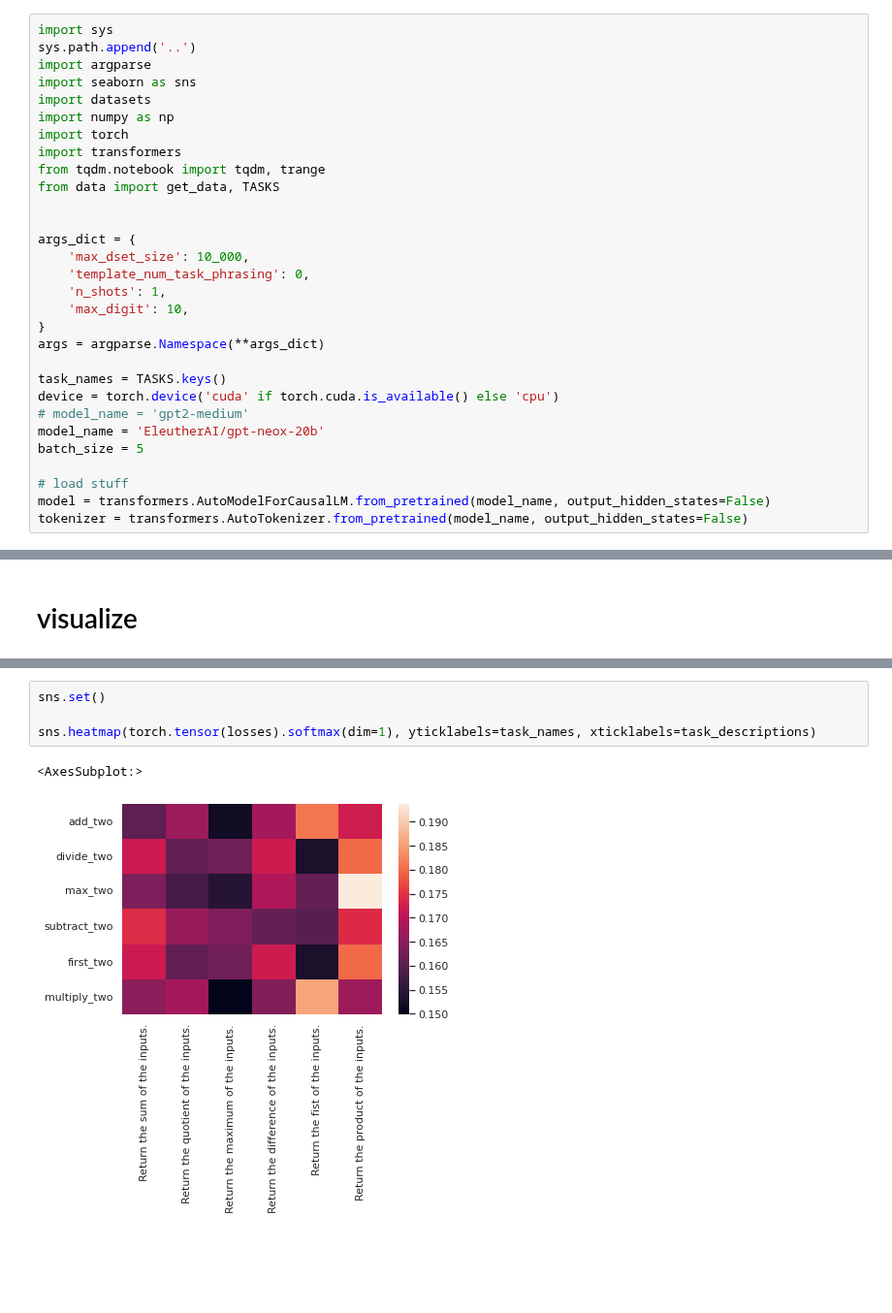
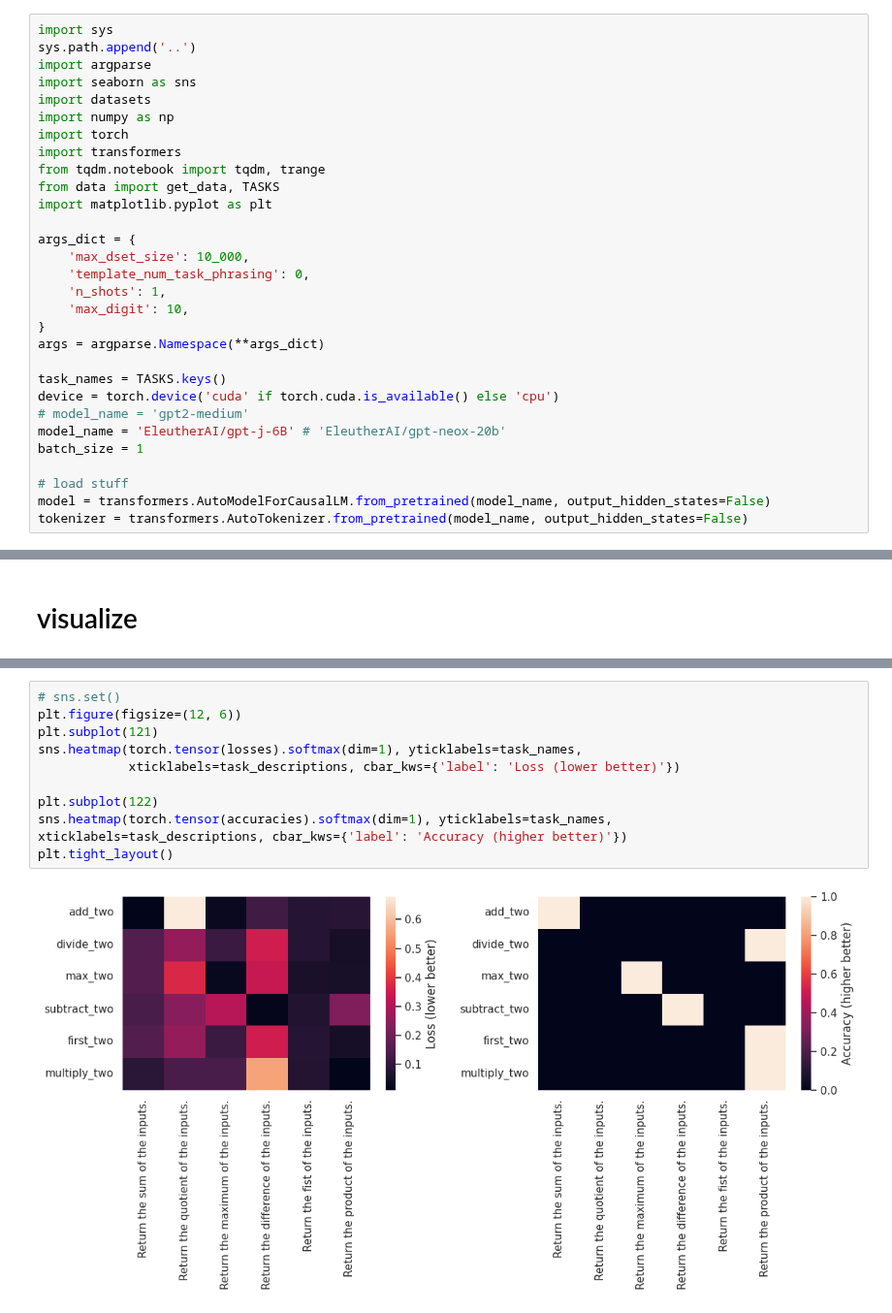
Before and after one commit to csinva/iprompt, a Jupyter notebook: notebooks/01_prompt_task_alignment.ipynb, the cells around one changed output, grey strips where cells are left out. Shown at 97% size. Cells and saved outputs as stored; diff of their text form; blank space fills up the shorter version.

```diff
--- a/notebooks/01_prompt_task_alignment.ipynb
+++ b/notebooks/01_prompt_task_alignment.ipynb
@@ -9,7 +9,7 @@ import torch
 import transformers
 from tqdm.notebook import tqdm, trange
 from data import get_data, TASKS
-
+import matplotlib.pyplot as plt
 
 args_dict = {
     'max_dset_size': 10_000,
@@ -22,8 +22,8 @@ args = argparse.Namespace(**args_dict)
 task_names = TASKS.keys()
 device = torch.device('cuda' if torch.cuda.is_available() else 'cpu')
 # model_name = 'gpt2-medium'
-model_name = 'EleutherAI/gpt-neox-20b'
-batch_size = 5
+model_name = 'EleutherAI/gpt-j-6B' # 'EleutherAI/gpt-neox-20b'
+batch_size = 1
 
 # load stuff
 model = transformers.AutoModelForCausalLM.from_pretrained(model_name, output_hidden_states=False)
@@ -198,7 +187,13 @@ array([[3.19265242, 3.23083025, 3.1357052 , 3.235571  , 3.31267116,
 # %%
-sns.set()
+# sns.set()
+plt.figure(figsize=(12, 6))
+plt.subplot(121)
+sns.heatmap(torch.tensor(losses).softmax(dim=1), yticklabels=task_names,
+            xticklabels=task_descriptions, cbar_kws={'label': 'Loss (lower better)'})
 
-sns.heatmap(torch.tensor(losses).softmax(dim=1), yticklabels=task_names, xticklabels=task_descriptions)
+plt.subplot(122)
+sns.heatmap(torch.tensor(accuracies).softmax(dim=1), yticklabels=task_names,
+xticklabels=task_descriptions, cbar_kws={'label': 'Accuracy (higher better)'})
+plt.tight_layout()
 # %% [output]
-<AxesSubplot:>
-[figure, old version]
+[figure, new version]
```
Also changed, not shown: parts of 7 cells of this notebook, 2 other files.
